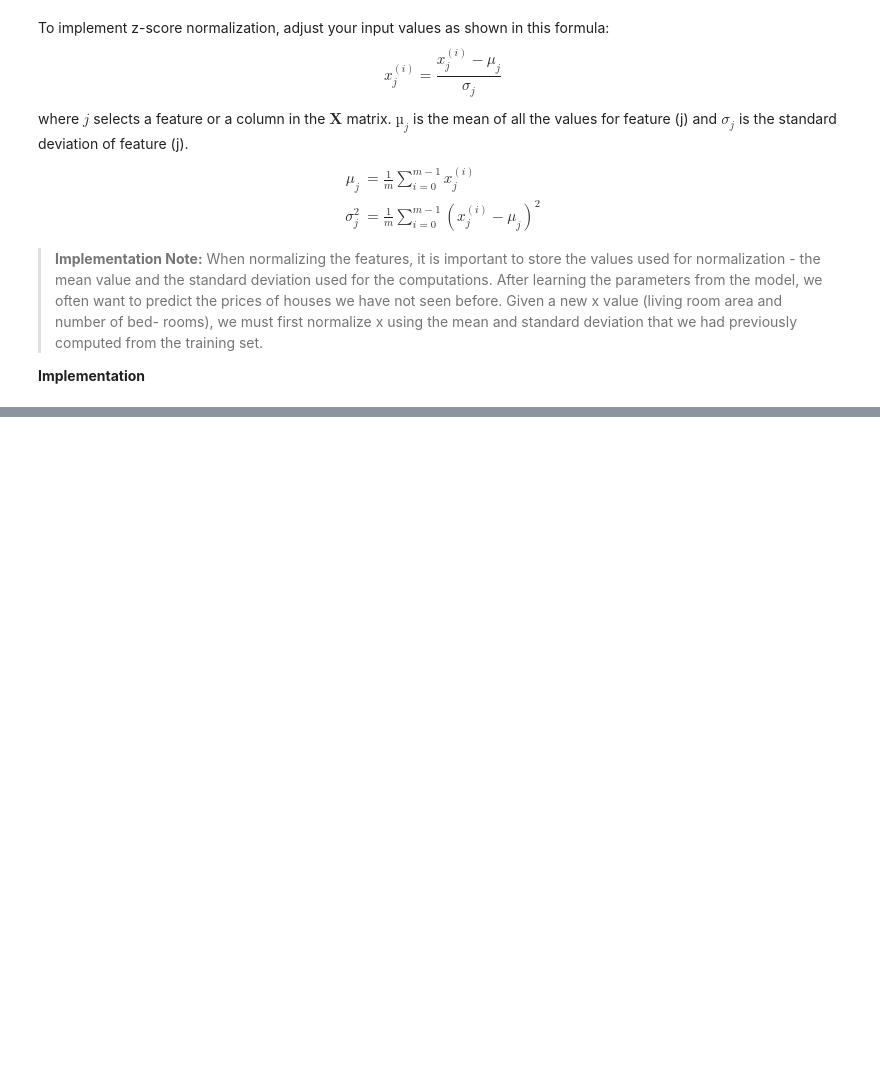
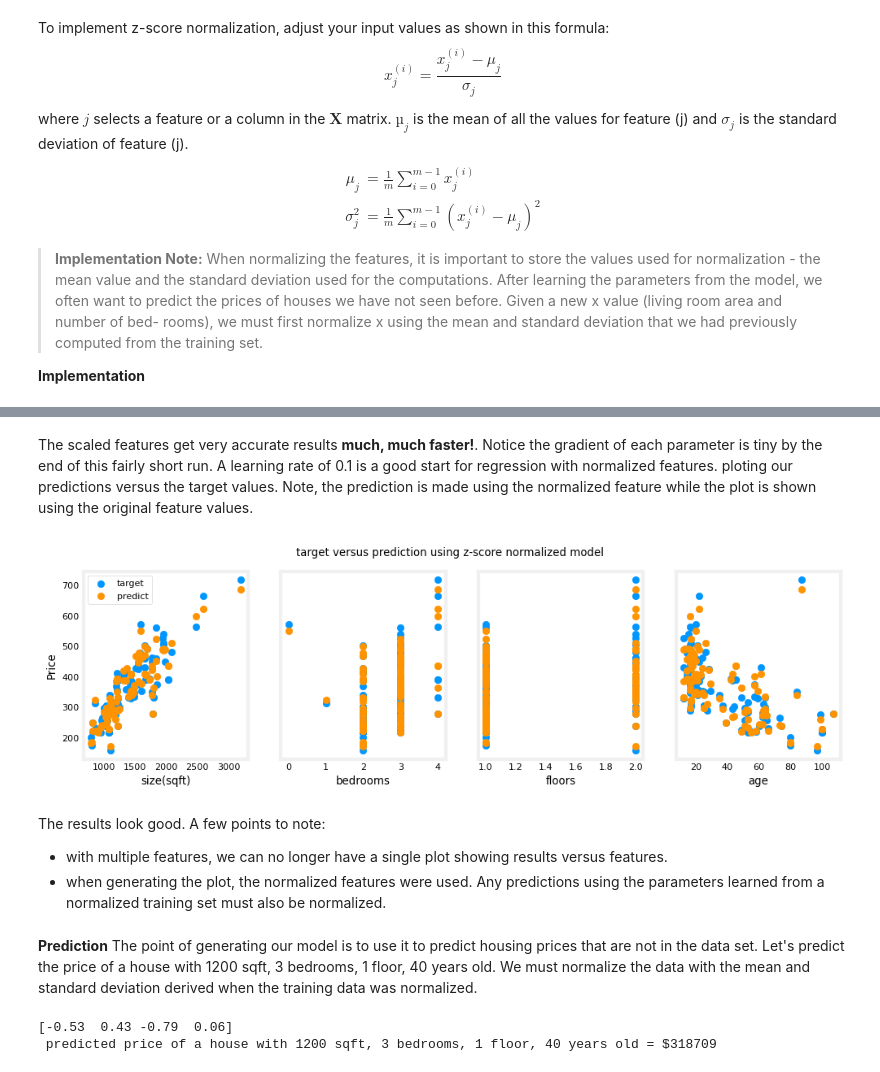
Before and after one commit to PankajaBalasooriya/SML-Regression-Classification, a Jupyter notebook: Multi variable Linear Regression/Feature scaling and Learning Rate.ipynb, the cells around one changed output, grey strips where cells are left out. Cells and saved outputs as stored; diff of their text form; code cells hidden in the pictures; blank space fills up the shorter version.

```diff
--- a/Multi variable Linear Regression/Feature scaling and Learning Rate.ipynb
+++ b/Multi variable Linear Regression/Feature scaling and Learning Rate.ipynb
@@ -227,0 +295,2 @@ def zscore_normalize_features(X):
+# %%
+w_norm, b_norm, hist = run_gradient_descent(X_norm, y_train, 1000, 1.0e-1, )
@@ -227,0 +311,38 @@ def zscore_normalize_features(X):
+# %% [markdown]
+The scaled features get very accurate results **much, much faster!**. Notice the gradient of each parameter is tiny by the end of this fairly short run. A learning rate of 0.1 is a good start for regression with normalized features.
+ploting our predictions versus the target values. Note, the prediction is made using the normalized feature while the plot is shown using the original feature values.
+# %%
+#predict target using normalized features
+m = X_norm.shape[0]
+yp = np.zeros(m)
+for i in range(m):
+    yp[i] = np.dot(X_norm[i], w_norm) + b_norm
+
+    # plot predictions and targets versus original features
+fig,ax=plt.subplots(1,4,figsize=(12, 3),sharey=True)
+for i in range(len(ax)):
+    ax[i].scatter(X_train[:,i],y_train, label = 'target')
+    ax[i].set_xlabel(X_features[i])
+    ax[i].scatter(X_train[:,i],yp,color=dlc["dlorange"], label = 'predict')
+ax[0].set_ylabel("Price"); ax[0].legend();
+fig.suptitle("target versus prediction using z-score normalized model")
+plt.show()
+# %% [output]
+[figure, added]
+# %% [markdown]
+The results look good. A few points to note:
+- with multiple features, we can no longer have a single plot showing results versus features.
+- when generating the plot, the normalized features were used. Any predictions using the parameters learned from a normalized training set must also be normalized.
+# %% [markdown]
+**Prediction**
+The point of generating our model is to use it to predict housing prices that are not in the data set. Let's predict the price of a house with 1200 sqft, 3 bedrooms, 1 floor, 40 years old. We must normalize the data with the mean and standard deviation derived when the training data was normalized.
+# %%
+# First, normalize out example.
+x_house = np.array([1200, 3, 1, 40])
+x_house_norm = (x_house - X_mu) / X_sigma
+print(x_house_norm)
+x_house_predict = np.dot(x_house_norm, w_norm) + b_norm
+print(f" predicted price of a house with 1200 sqft, 3 bedrooms, 1 floor, 40 years old = ${x_house_predict*1000:0.0f}")
+# %% [output]
+[-0.53  0.43 -0.79  0.06]
+ predicted price of a house with 1200 sqft, 3 bedrooms, 1 floor, 40 years old = $318709
```
Also changed, not shown: parts of 11 cells of this notebook, 2 other files.
